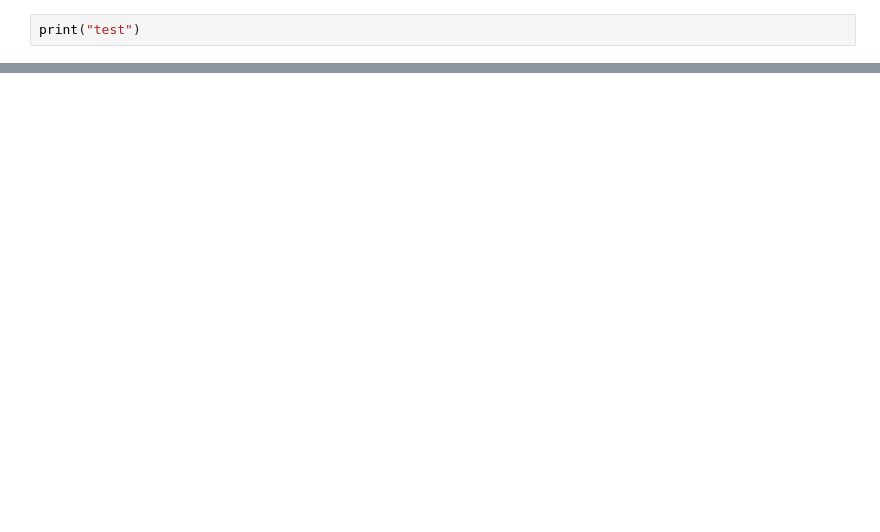
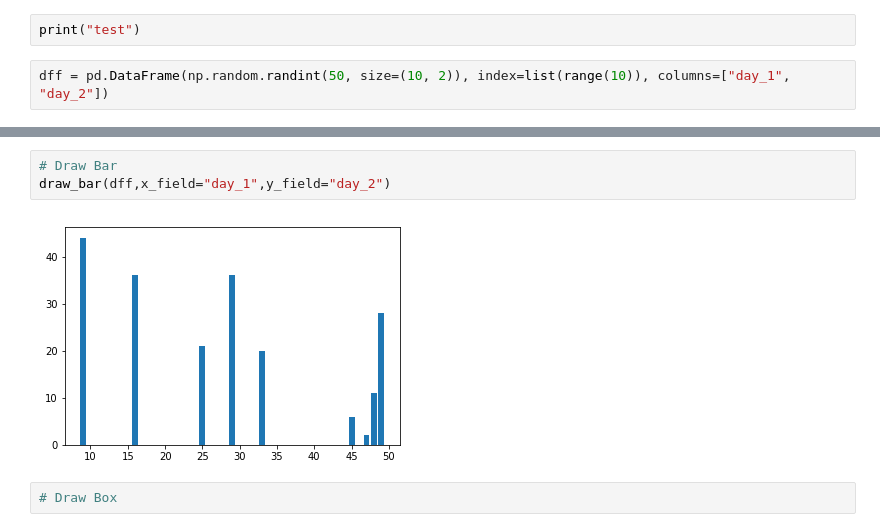
Before and after one commit to nickliqian/notebook, a Jupyter notebook: ipynb_demo/demo.ipynb, the cells around one changed output, grey strips where cells are left out. Cells and saved outputs as stored; diff of their text form; blank space fills up the shorter version.

Commit message:
update draw image function

```diff
--- a/ipynb_demo/demo.ipynb
+++ b/ipynb_demo/demo.ipynb
@@ -1,2 +1,4 @@
 # %%
 print("test")
+# %%
+dff = pd.DataFrame(np.random.randint(50, size=(10, 2)), index=list(range(10)), columns=["day_1", "day_2"])
@@ -2,0 +10,7 @@ print("test")
+# %%
+# Draw Bar
+draw_bar(dff,x_field="day_1",y_field="day_2")
+# %% [output]
+[figure, added]
+# %%
+# Draw Box
```
Also changed, not shown: parts of 24 cells of this notebook, 11 other files.
